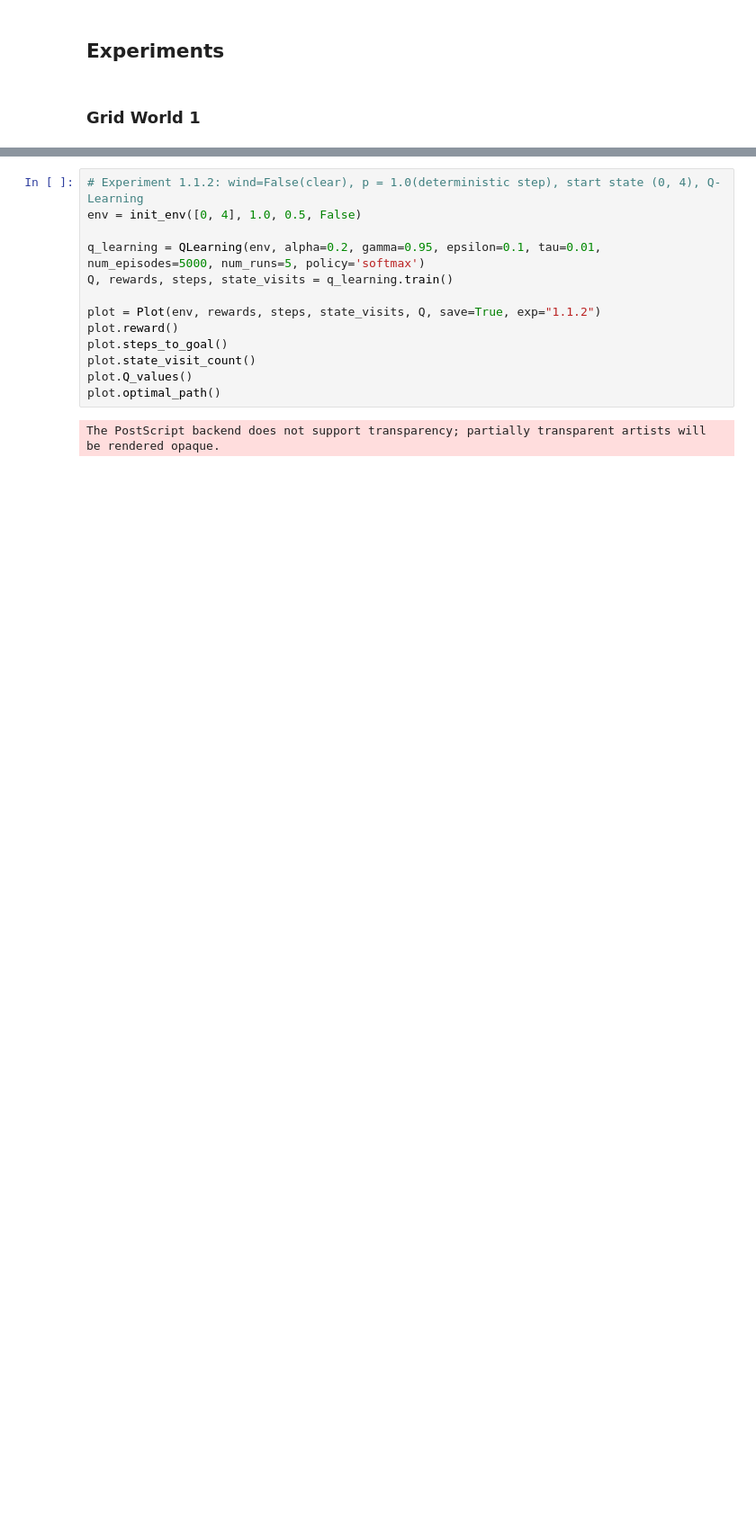
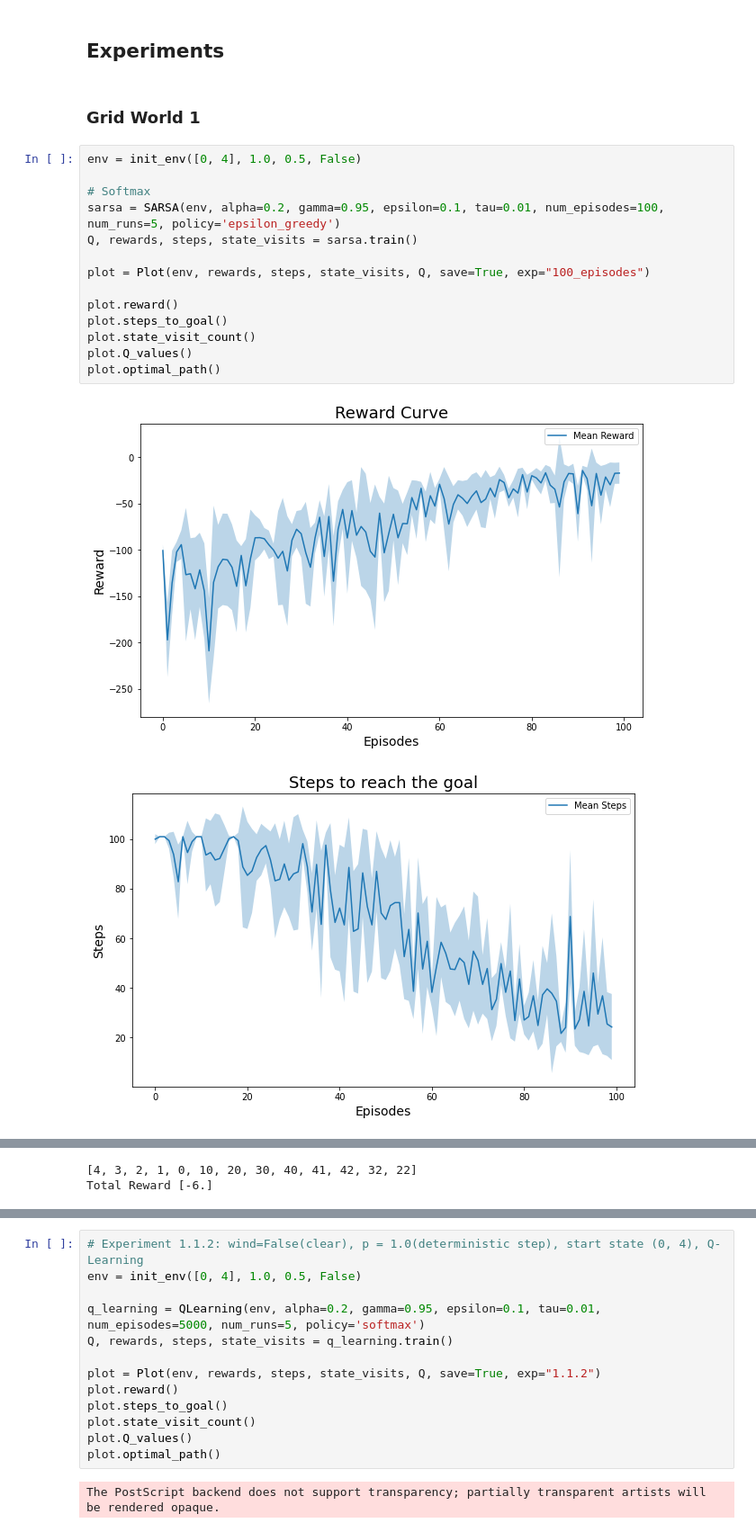
Before and after one commit to nishant-sahoo/RL_Assignments, a Jupyter notebook: Programming Assignments/PA1/notebook.ipynb, the cells around one changed output, grey strips where cells are left out. Shown at 90% size. Drawn from its saved outputs; the diff is of its cells as text; blank space fills up the shorter version.

```diff
--- a/Programming Assignments/PA1/notebook.ipynb
+++ b/Programming Assignments/PA1/notebook.ipynb
@@ -426,3 +426,20 @@ class Plot():
 ## Experiments
 # %% [markdown]
 ### Grid World 1
+# %%
+env = init_env([0, 4], 1.0, 0.5, False)
+
+# Softmax
+sarsa = SARSA(env, alpha=0.2, gamma=0.95, epsilon=0.1, tau=0.01, num_episodes=100, num_runs=5, policy='epsilon_greedy')
+Q, rewards, steps, state_visits = sarsa.train()
+
+plot = Plot(env, rewards, steps, state_visits, Q, save=True, exp="100_episodes")
+
+plot.reward()
+plot.steps_to_goal()
+plot.state_visit_count()
+plot.Q_values()
+plot.optimal_path()
+# %% [output]
+[figure, added]
+[figure, added]
@@ -429 +449,3 @@ class Plot():
+[4, 3, 2, 1, 0, 10, 20, 30, 40, 41, 42, 32, 22]
+Total Reward [-6.]
 # %%
```
Also changed, not shown: parts of 6 cells of this notebook.
